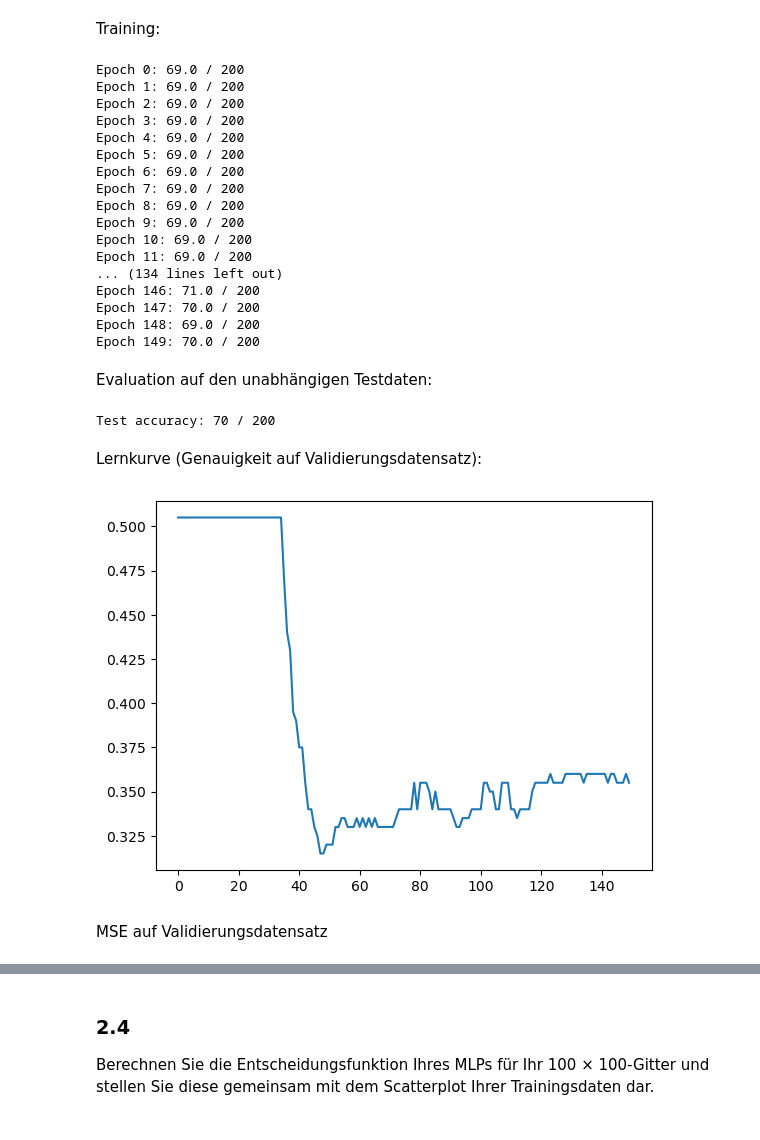
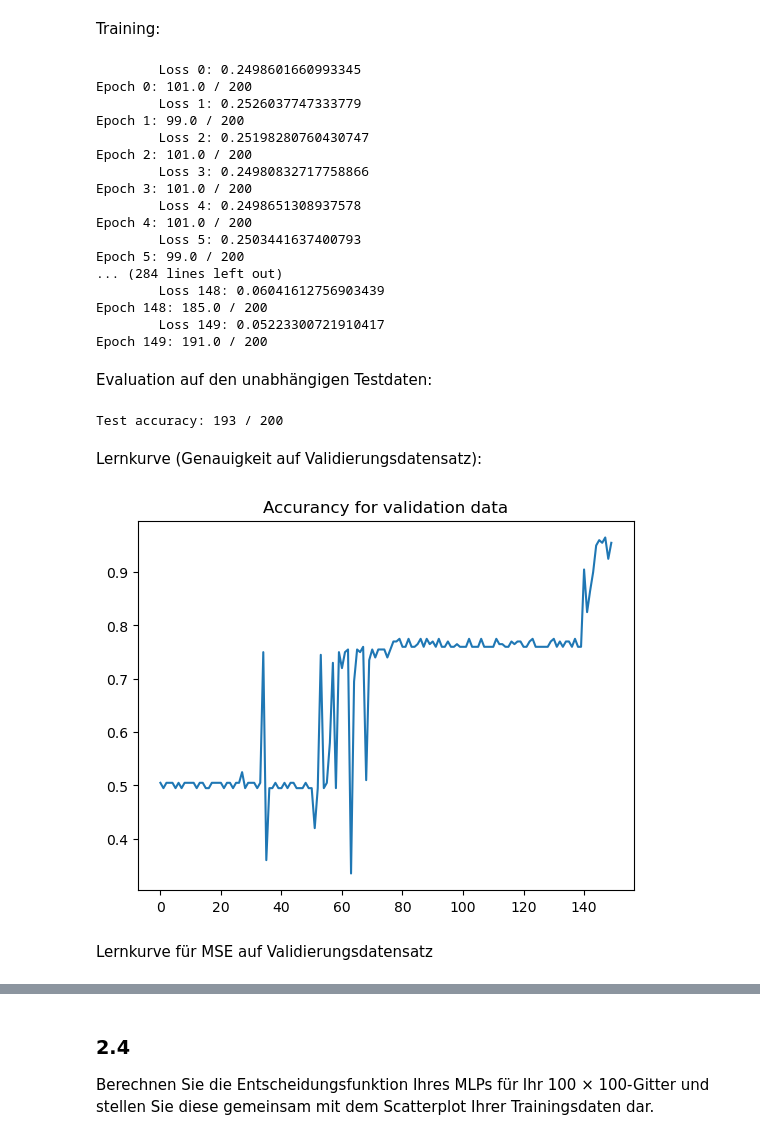
Before and after one commit to TypMitSchnurrbart/ws24_machine_learning, a Jupyter notebook: DL_Aufgabe1/Aufgabe_1.ipynb, the cells around one changed output, grey strips where cells are left out. Drawn from its saved outputs; the diff is of its cells as text; code cells hidden in the pictures.

```diff
--- a/DL_Aufgabe1/Aufgabe_1.ipynb
+++ b/DL_Aufgabe1/Aufgabe_1.ipynb
@@ -101,21 +118,29 @@ im Vorfeld berechnen. Erzeugen Sie dazu neue Designmatritzen für den Trainings-
 # Ausgaben der Neuronen für Trainingsdaten berechnen
 train_output_w1 = sigmoid(np.dot(train_data, w1))
 train_output_w2 = sigmoid(np.dot(train_data, w2))
-train_outputs = np.column_stack((train_output_w1, train_output_w2 ))
+train_design = np.column_stack((train_output_w1, train_output_w2 ))
 
 # Ausgaben der Neuronen für Testdaten berechnen
 test_output_w1 = sigmoid(np.dot(test_data, w1))
 test_output_w2 = sigmoid(np.dot(test_data, w2))
-test_outputs = np.column_stack((test_output_w1, test_output_w2))
+test_design = np.column_stack((test_output_w1, test_output_w2))
 
+######################## -----------------TODO: was muss man denn genau machen?
 # Designmatrix für das 100x100-Gitter erstellen
-grid_outputs = np.column_stack((decision_func_1, decision_func_2))
+grid_data = np.column_stack((x_grid.flatten(), y_grid.flatten()))
+grid_w1 = np.dot(grid_data, w1)
+grid_w2 = np.dot(grid_data, w2)
+X1 = grid_w1.reshape((100,100))
+X2 = grid_w2.reshape((100,100))
+grid_design = sigmoid(np.multiply(X1, X2))
+################################ --------------------
 
 # Überprüfen der Form der neuen Designmatrizen
 print("Form der neuen Designmatrizen:")
-print("Trainingsoutput:", train_outputs.shape)
-print("Testoutput:", test_outputs.shape)
-print("Gridoutput:", grid_outputs.shape)
+print("Trainingsoutput:", train_design.shape)
+print("Testoutput:", test_design.shape)
+print("Gridoutput:", grid_design.shape)
+plot_decision_function(x_vals, y_vals, grid_design, "Combined")
 # %% [output]
 Form der neuen Designmatrizen:
 Trainingsoutput: (200, 2)
@@ -131,7 +157,7 @@ auf 150 und die Lernrate auf 0.03. Ändern Sie die Netzarchitektur so ab, dass s
 # %%
 # Netzwerkparameter
 mbs = 10                     # Größe der Minibatches
-eta = 0.03                   # Lernrate
+eta = 3.0                    # Lernrate TODO: falsch im Arbeitsblatt
 no_hidden = 2                # Anzahl versteckter Neuronen
 epochs = 150                 # Anzahl Epochen
 sizes = [2, no_hidden, no_hidden, 1] # dreischichtiges MPL mit 2 Eingangs-,2x 2 no_hidden versteckten, 1 Ausgangsneuronen
@@ -271,6 +297,8 @@ def evaluate(x2, y2):
 
         # Vorwärtslauf
         ypred = feedforward(x)
+
+        # print(ypred, y) # check shape for debugging
         ypred_arr.append(ypred[0][0])
         y_arr.append(y)
 
@@ -288,9 +316,9 @@ def evaluate(x2, y2):
         if c == cpred:
             correct += 1
 
-    mse = mean_squared_error(y_arr, ypred_arr)
+    mse_lib = mean_squared_error(y_arr, ypred_arr)
 
-    return correct, mse
+    return correct, mse_lib
 # %% [markdown]
 ### 2.3
 Trainieren Sie Ihr Netz mit den Trainingsdaten als Validierungsdaten und testen Sie es auf Ihren Testdaten. Stellen Sie die Lernkurven für Genauigkeit und MSE als Plots dar. Beachten Sie hierbei, dass unser Lernproblem nicht konvex ist, so dass die Optimierung zuweilen in lokalen Minima hängenbleiben kann. Wiederholen Sie Ihren Versuch daher mehrere Male und vergeleichen Sie die Ergebnisse.
@@ -329,38 +358,39 @@ def SGD(x0, y0, epochs, mini_batch_size, eta, x2, y2):
 # %% [markdown]
 Training:
 # %%
-acc_val, mse = SGD(train_outputs, train_labels, epochs, mbs, eta, test_outputs, test_labels)
+acc_val, mse = SGD(train_design, train_labels, epochs, mbs, eta, train_design, train_labels)
 # %% [output]
-Epoch 0: 69.0 / 200
-Epoch 1: 69.0 / 200
-Epoch 2: 69.0 / 200
-Epoch 3: 69.0 / 200
-Epoch 4: 69.0 / 200
-Epoch 5: 69.0 / 200
-Epoch 6: 69.0 / 200
-Epoch 7: 69.0 / 200
-Epoch 8: 69.0 / 200
-Epoch 9: 69.0 / 200
-Epoch 10: 69.0 / 200
-Epoch 11: 69.0 / 200
-... (134 lines left out)
-Epoch 146: 71.0 / 200
-Epoch 147: 70.0 / 200
-Epoch 148: 69.0 / 200
-Epoch 149: 70.0 / 200
+        Loss 0: 0.2498601660993345
+Epoch 0: 101.0 / 200
+        Loss 1: 0.2526037747333779
+Epoch 1: 99.0 / 200
+        Loss 2: 0.25198280760430747
+Epoch 2: 101.0 / 200
+        Loss 3: 0.24980832717758866
+Epoch 3: 101.0 / 200
+        Loss 4: 0.2498651308937578
+Epoch 4: 101.0 / 200
+        Loss 5: 0.2503441637400793
+Epoch 5: 99.0 / 200
+... (284 lines left out)
+        Loss 148: 0.06041612756903439
+Epoch 148: 185.0 / 200
+        Loss 149: 0.05223300721910417
+Epoch 149: 191.0 / 200
 # %% [markdown]
 Evaluation auf den unabhängigen Testdaten:
 # %%
-correct, _ = evaluate(test_outputs, test_labels)
-print("Test accuracy: {0} / {1}".format(correct, test_outputs.shape[0]))
+correct, _ = evaluate(test_design, test_labels)
+print("Test accuracy: {0} / {1}".format(correct, test_design.shape[0]))
 # %% [output]
-Test accuracy: 70 / 200
+Test accuracy: 193 / 200
 # %% [markdown]
 Lernkurve (Genauigkeit auf Validierungsdatensatz):
 # %%
-plt.plot(acc_val/train_outputs.shape[0]);
+plt.plot(acc_val/train_design.shape[0])
+plt.title("Accurancy for validation data");
 # %% [output]
-[figure, old version]
+[figure, new version]
 # %% [markdown]
-MSE auf Validierungsdatensatz
+Lernkurve für MSE auf Validierungsdatensatz
 # %%
```
Also changed, not shown: parts of 25 cells of this notebook.
